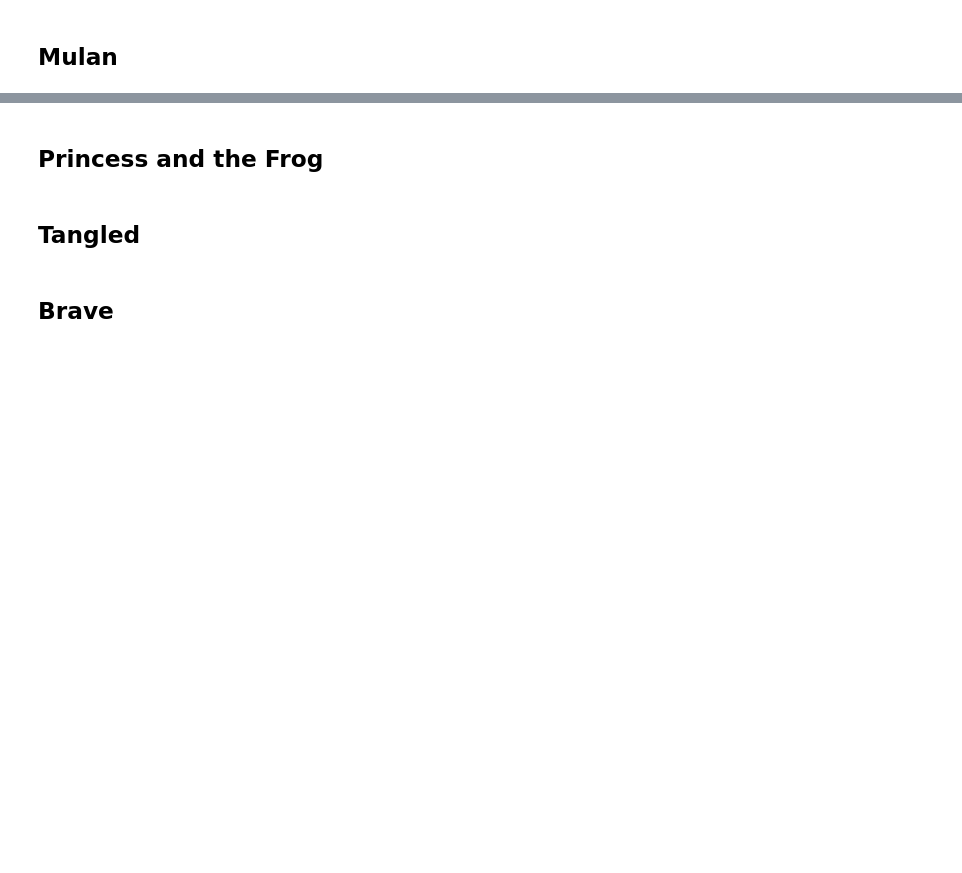
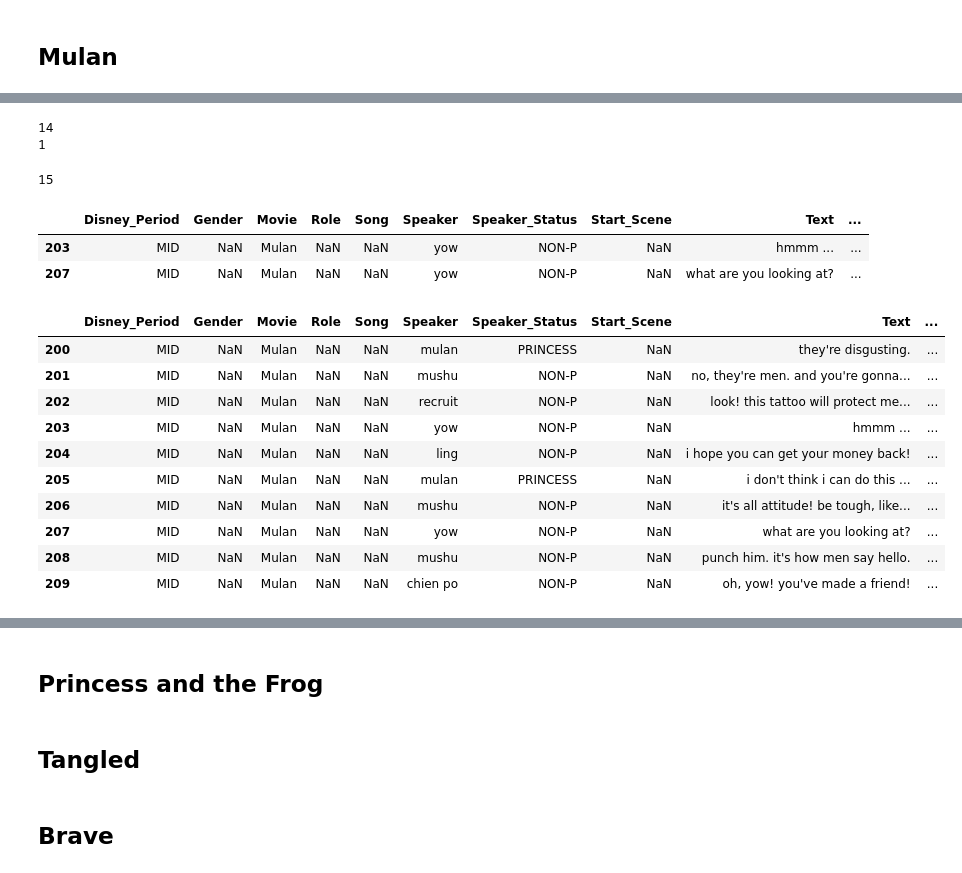
Before and after one commit to Data-Science-for-Linguists-2019/Animated-Movie-Gendered-Dialogue, a Jupyter notebook: code/Disney_Data_Edits.ipynb, the cells around one changed output, grey strips where cells are left out. Drawn from its saved outputs; the diff is of its cells as text; code cells hidden in the pictures; blank space fills up the shorter version.

```diff
--- a/code/Disney_Data_Edits.ipynb
+++ b/code/Disney_Data_Edits.ipynb
@@ -3140,0 +3239,2 @@ poc.head()
+# %%
+mulan.Speaker.replace("fa zu", "fa zhou", inplace = True)
@@ -3140,0 +3271,2 @@ poc.head()
+# %%
+mulan.Speaker.replace("chi fhou", "chi fu", inplace = True)
@@ -3140,0 +3290,2 @@ poc.head()
+# %%
+mulan.reset_index(drop=True, inplace=True)
@@ -3140,0 +3307,31 @@ poc.head()
+# %%
+print(len(mulan[mulan.Speaker == 'shan yu']))
+print(len(mulan[mulan.Speaker == 'shun yu']))
+# %% [output]
+14
+1
+# %%
+mulan.Speaker.replace("shun yu", "shan yu", inplace = True)
+print(len(mulan[mulan.Speaker == 'shan yu'])) #Awesome!
+# %% [output]
+15
+# %%
+mulan[mulan.Speaker == 'yow'].head()
+# %% [output]
+|  | Disney_Period | Gender | Movie | Role | Song | Speaker | Speaker_Status | Start_Scene | Text | ... |
+| 203 | MID | NaN | Mulan | NaN | NaN | yow | NON-P | NaN | hmmm ... | ... |
+| 207 | MID | NaN | Mulan | NaN | NaN | yow | NON-P | NaN | what are you looking at? | ... |
+# %%
+mulan.iloc[200:210] #yep that's supposed to be yao
+# %% [output]
+|  | Disney_Period | Gender | Movie | Role | Song | Speaker | Speaker_Status | Start_Scene | Text | ... |
+| 200 | MID | NaN | Mulan | NaN | NaN | mulan | PRINCESS | NaN | they're disgusting. | ... |
+| 201 | MID | NaN | Mulan | NaN | NaN | mushu | NON-P | NaN | no, they're men. and you're gonna... | ... |
+| 202 | MID | NaN | Mulan | NaN | NaN | recruit | NON-P | NaN | look! this tattoo will protect me... | ... |
+| 203 | MID | NaN | Mulan | NaN | NaN | yow | NON-P | NaN | hmmm ... | ... |
+| 204 | MID | NaN | Mulan | NaN | NaN | ling | NON-P | NaN | i hope you can get your money back! | ... |
+| 205 | MID | NaN | Mulan | NaN | NaN | mulan | PRINCESS | NaN | i don't think i can do this ... | ... |
+| 206 | MID | NaN | Mulan | NaN | NaN | mushu | NON-P | NaN | it's all attitude! be tough, like... | ... |
+| 207 | MID | NaN | Mulan | NaN | NaN | yow | NON-P | NaN | what are you looking at? | ... |
+| 208 | MID | NaN | Mulan | NaN | NaN | mushu | NON-P | NaN | punch him. it's how men say hello. | ... |
+| 209 | MID | NaN | Mulan | NaN | NaN | chien po | NON-P | NaN | oh, yow! you've made a friend! | ... |
```
Also changed, not shown: parts of 41 cells of this notebook.
